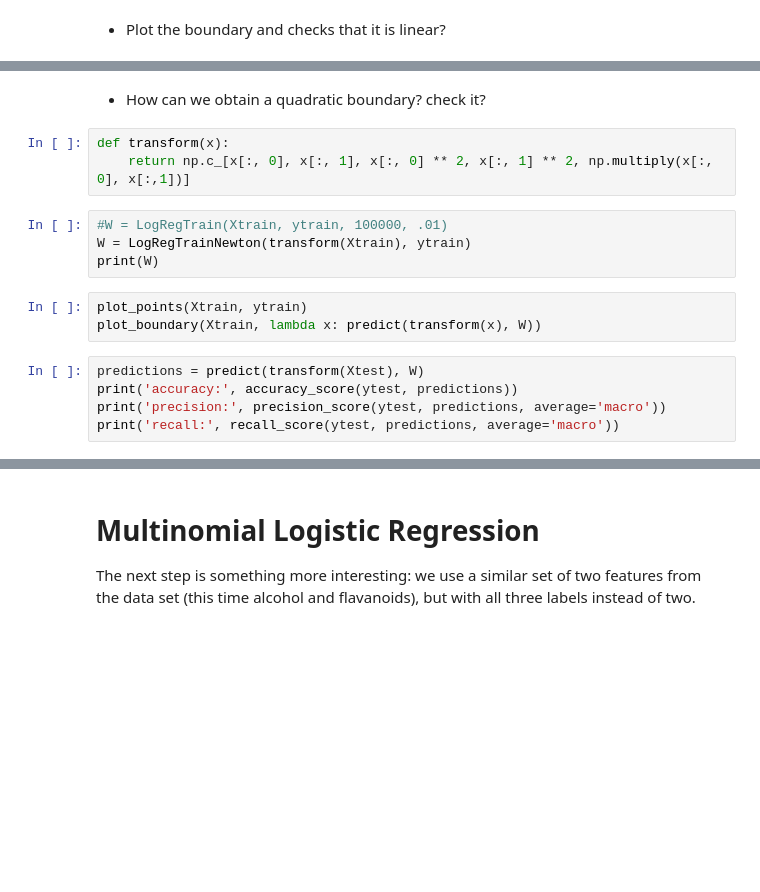
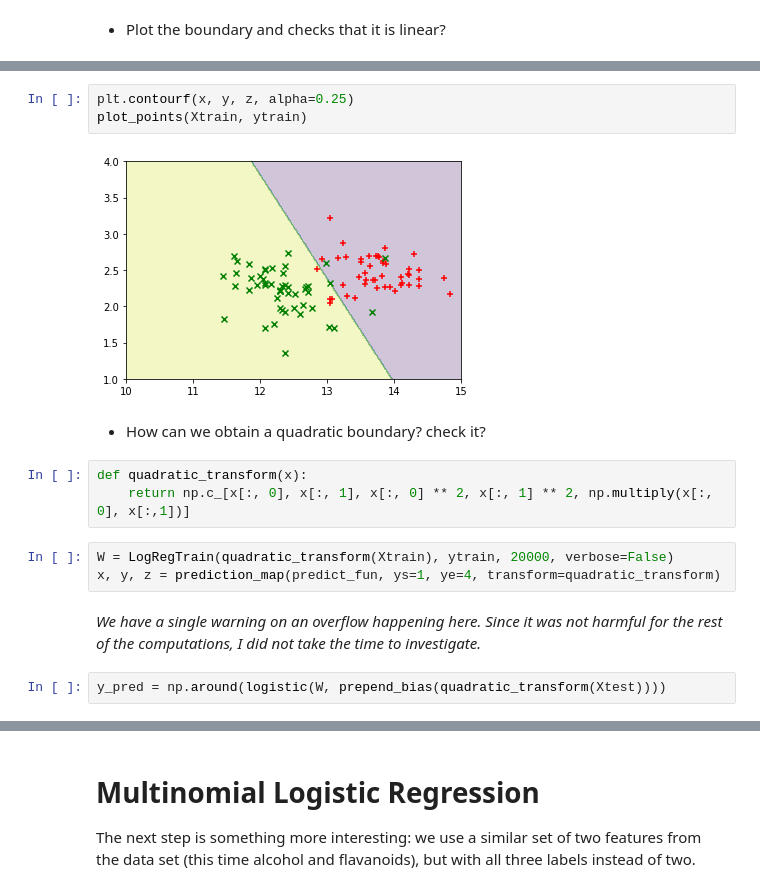
Before and after one commit to wint3ria/discriminative-methods, a Jupyter notebook: TP03/TP03.ipynb, the cells around one changed output, grey strips where cells are left out. Saved outputs shown, nothing was run; the diff lists cells and outputs as text; blank space fills up the shorter version.

```diff
--- a/TP03/TP03.ipynb
+++ b/TP03/TP03.ipynb
@@ -159,17 +180,17 @@ print('recall:', recall_score(ytest, predictions, average='macro'))
+# %%
+plt.contourf(x, y, z, alpha=0.25)
+plot_points(Xtrain, ytrain)
+# %% [output]
+[figure, added]
 # %% [markdown]
 - How can we obtain a quadratic boundary? check it?
 # %%
-def transform(x):
+def quadratic_transform(x):
     return np.c_[x[:, 0], x[:, 1], x[:, 0] ** 2, x[:, 1] ** 2, np.multiply(x[:, 0], x[:,1])]
-# %%
-#W = LogRegTrain(Xtrain, ytrain, 100000, .01)
-W = LogRegTrainNewton(transform(Xtrain), ytrain)
-print(W)
-# %%
-plot_points(Xtrain, ytrain)
-plot_boundary(Xtrain, lambda x: predict(transform(x), W))
-# %%
-predictions = predict(transform(Xtest), W)
-print('accuracy:', accuracy_score(ytest, predictions))
-print('precision:', precision_score(ytest, predictions, average='macro'))
-print('recall:', recall_score(ytest, predictions, average='macro'))
+# %%
+W = LogRegTrain(quadratic_transform(Xtrain), ytrain, 20000, verbose=False)
+x, y, z = prediction_map(predict_fun, ys=1, ye=4, transform=quadratic_transform)
+# %% [markdown]
+_We have a single warning on an overflow happening here. Since it was not harmful for the rest of the computations, I did not take the time to investigate._
+# %%
+y_pred = np.around(logistic(W, prepend_bias(quadratic_transform(Xtest))))
```
Also changed, not shown: parts of 55 cells of this notebook.
